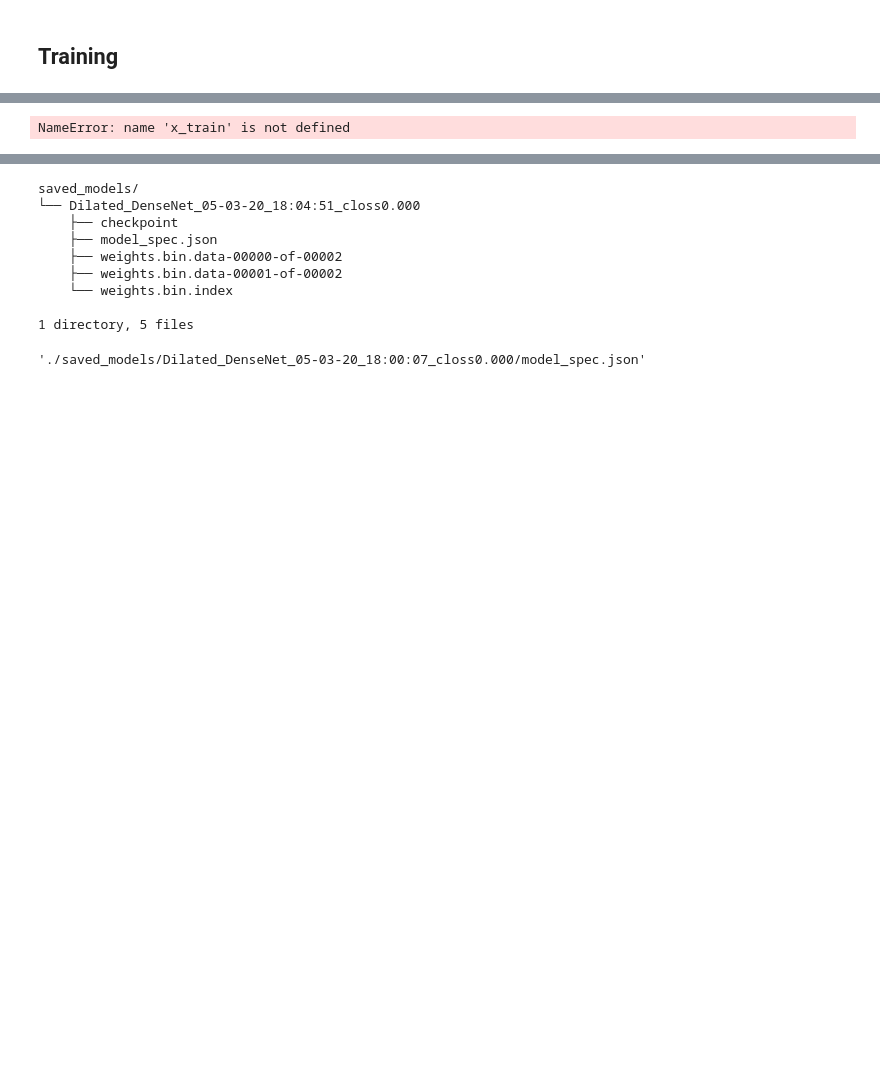
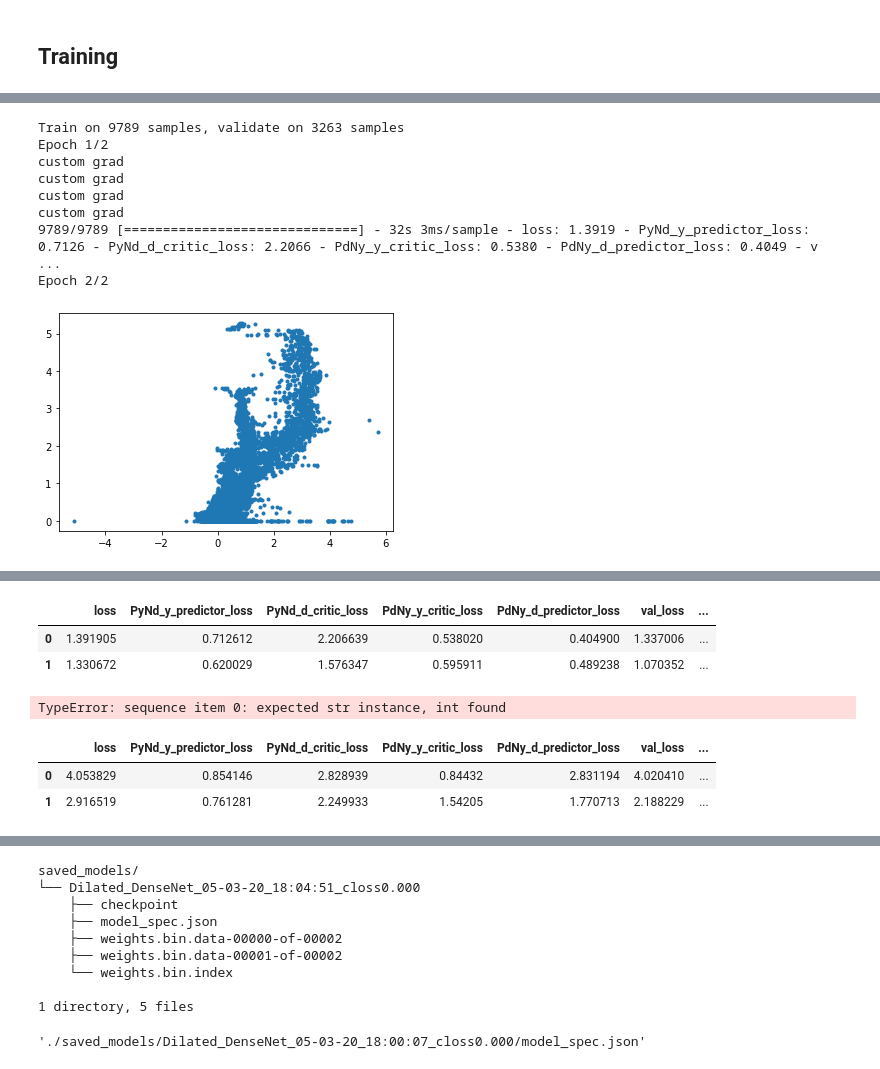
Before and after one commit to mylonasc/deep-rul-models, a Jupyter notebook: 2020-03-05_BearingFatigue_DiscriminativeDomainSeparation.ipynb, the cells around one changed output, grey strips where cells are left out. Drawn from its saved outputs; the diff is of its cells as text; code cells hidden in the pictures; blank space fills up the shorter version.

```diff
--- a/2020-03-05_BearingFatigue_DiscriminativeDomainSeparation.ipynb
+++ b/2020-03-05_BearingFatigue_DiscriminativeDomainSeparation.ipynb
@@ -342,7 +355,7 @@ pplot.plot(np.argmax(d_train,1),np.max(x_train,1),'.')
 # %%
 
-epochs = 50; #training_parameters["nepochs"]
-batchsize =40;
+epochs = 2; #training_parameters["nepochs"]
+batchsize =60;
 if (tf.__version__ == '2.1.0'):
     confusion_matrix = tf.compat.v1.math.confusion_matrix
 else:
@@ -357,27 +370,10 @@ BURNIN_EPOCHS = 5;
 
 closs = 0.1
 
-es = keras.callbacks.EarlyStopping(monitor='val_Y_output_loss', mode='min', verbose=1, patience=10, restore_best_weights = True)
+es = keras.callbacks.EarlyStopping(monitor='val_loss', mode='min', verbose=1, patience=10, restore_best_weights = True)
 model_opt = keras.optimizers.Adam(learning_rate=0.0);
 
-
-
-class Top3AccStrong(tf.keras.callbacks.Callback):
-    def __init__(self):
-        self.top3acc_strong = []
-    def on_epoch_end(self,epoch,logs = None):
-        top3acc, cmatrix_strong = plot_cmatrix_strong_return_top3acc(leave_exp_out, epoch, 0.001,root_folder = "/tmp")
-        self.top3acc_strong.append(top3acc)
-
-class plot_PCA(tf.keras.callbacks.Callback):
-    def __init__(self):
-        None
-    def on_epoch_end(self,epoch,logs = None):
-        a,b = get_vv_vals()
-        pp = PCA(n_components=2).fit_transform((a - np.mean(a,0)) /np.std(a))
-        pplot.scatter(pp[:,0], pp[:,1],c = b)
-        pplot.show()
-        #top3acc = plot_cmatrix_strong_return_top3acc(leave_exp_out, epoch, 0.001,root_folder = "/tmp")
+target_predictions = [];
 
 class plot_fit(tf.keras.callbacks.Callback):
     def __init__(self):
@@ -389,6 +385,9 @@ class plot_fit(tf.keras.callbacks.Callback):
             pplot.cla()
             pplot.plot(yhat[2], y_train,'.')
             pplot.show()
+
+        yhat_target = model.predict(X_target_experiments, batch_size = batchsize )
+        target_predictions.append(yhat_target[2])
 
 class BurnIn(tf.keras.callbacks.Callback):
     def __init__(self, burnin_epochs = None, lrate_max = LRATE_MAX):
@@ -403,15 +402,6 @@ class BurnIn(tf.keras.callbacks.Callback):
                 model_opt.learning_rate = LRATE_MIN
             else:
                 model_opt.learning_rate = de * self.learning_rate
-
-def top3_acc(labels, logits):
-    return keras.metrics.top_k_categorical_accuracy(labels,logits, k=3)
-
-
-def plot_confusion():
-    cmat = confusion_matrix(np.argmax(Yoh,1),np.argmax(Yhat,1))
-    pplot.pcolor(cmat.eval())
-    pplot.show()
 
 
 loss_fcn = {"PdNy_y_critic" :lambda y,yhat : tf.reduce_mean(tf.abs(y-yhat)), #*1/(0.1+abs(y)*1.5)),
@@ -420,31 +410,39 @@ loss_fcn = {"PdNy_y_critic" :lambda y,yhat : tf.reduce_mean(tf.abs(y-yhat)), #*1
             "PyNd_d_critic" : lambda y,yhat : tf.compat.v1.losses.softmax_cross_entropy(y,yhat),
            }
 
 
 loss_weight_dict = {k:v for k,v in zip(["PdNy_y_critic","PdNy_d_predictor","PyNd_y_predictor","PyNd_d_critic"],[closs,1.,1.,closs])}
 
 # GOAL: Maximize the loss of the domain critic while maximizing the actual predictor.
 
 # useful discriminator:
 model.compile(optimizer =  model_opt,
               loss =loss_fcn,
               loss_weights = loss_weight_dict)
 
 train_in, train_out = [{"timeseries_input": x_train},{"PdNy_y_critic":y_train,
                                                      "PdNy_d_predictor" : d_train,
                                                      "PyNd_d_critic":d_train,
                                                      "PyNd_y_predictor" : y_train}]
 
 test_in, test_out= [{"timeseries_input": x_test},{"PdNy_y_critic":y_test,
                                                      "PdNy_d_predictor" : d_test,
                                                      "PyNd_d_critic":d_test,
                                                      "PyNd_y_predictor" : y_test}]
 
 #test_in, test_out = [{"timeseries_input" : Xstrong}, {"Y_output" : YstrongOH, "ExpID" : np.zeros([YstrongOH.shape[0],3])}]
 burnin = BurnIn(burnin_epochs = BURNIN_EPOCHS, lrate_max = LRATE_MAX)
 history_d = model.fit(train_in, train_out, epochs=epochs,
                      batch_size=batchsize,
                       validation_data = [test_in, test_out],# "Rc_output" :  RemCTest}],
                      callbacks=[es, burnin, plot_fit()])#, Top3AccStrong()])#, InspectActivations()]);#, Top3AccStrong()])
 # %% [output]
-NameError: name 'x_train' is not defined
+Train on 9789 samples, validate on 3263 samples
+Epoch 1/2
+custom grad
+custom grad
+custom grad
+custom grad
+9789/9789 [==============================] - 32s 3ms/sample - loss: 1.3919 - PyNd_y_predictor_loss: 0.7126 - PyNd_d_critic_loss: 2.2066 - PdNy_y_critic_loss: 0.5380 - PdNy_d_predictor_loss: 0.4049 - v ...
+Epoch 2/2
+[figure, added]
@@ -451,3 +450,24 @@ NameError: name 'x_train' is not defined
+# %%
+h = history_d.history;
+h.update({"target_predictions" : target_predictions})
+pd.DataFrame(h)
+# %% [output]
+|  | loss | PyNd_y_predictor_loss | PyNd_d_critic_loss | PdNy_y_critic_loss | PdNy_d_predictor_loss | val_loss | ... |
+| 0 | 1.391905 | 0.712612 | 2.206639 | 0.538020 | 0.404900 | 1.337006 | ... |
+| 1 | 1.330672 | 0.620029 | 1.576347 | 0.595911 | 0.489238 | 1.070352 | ... |
+# %%
+".".join([2,3,2])
+# %% [output]
+TypeError: sequence item 0: expected str instance, int found
+# %%
+save_folder = get_folder_name_from_parametrization(parametrization)
+model.save_weights
+h = history_d.history
+h = pd.DataFrame(h)
+# %% [output]
+|  | loss | PyNd_y_predictor_loss | PyNd_d_critic_loss | PdNy_y_critic_loss | PdNy_d_predictor_loss | val_loss | ... |
+| 0 | 4.053829 | 0.854146 | 2.828939 | 0.84432 | 2.831194 | 4.020410 | ... |
+| 1 | 2.916519 | 0.761281 | 2.249933 | 1.54205 | 1.770713 | 2.188229 | ... |
 # %%
 yhat = model.predict(x_train, batch_size = 100)
 pplot.cla()
```
Also changed, not shown: parts of 18 cells of this notebook, 5 other files.
